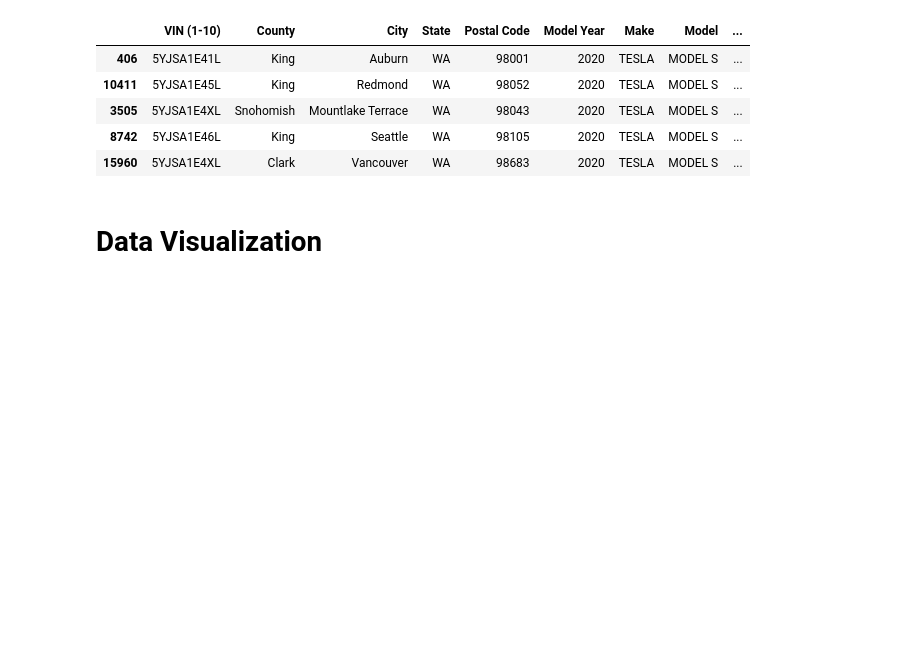
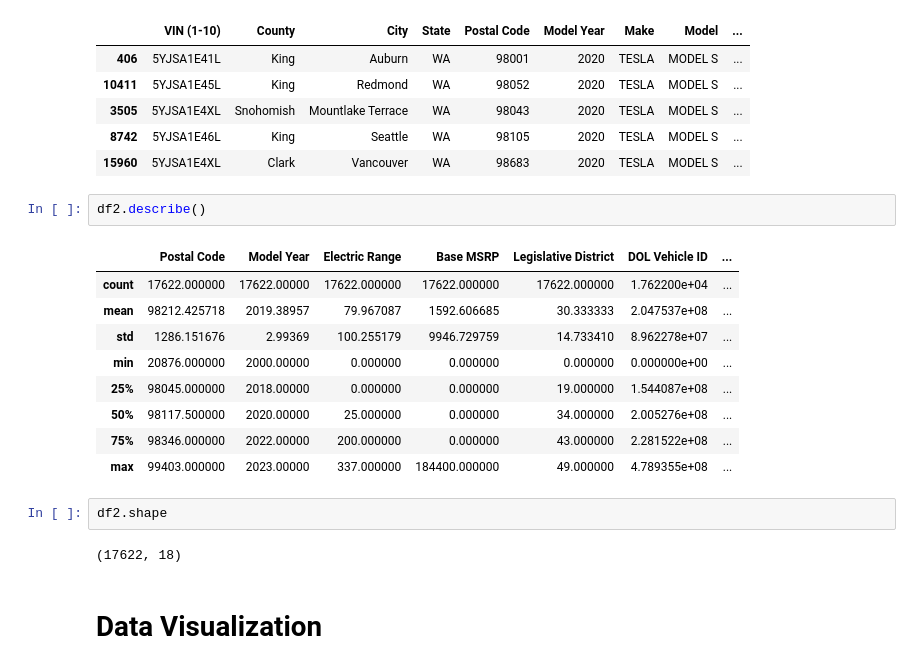
Before and after one commit to leoisqualified/data-analysis-and-ml, a Jupyter notebook: Electric_Vehicle.ipynb, the cells around one changed output. Drawn from its saved outputs; the diff is of its cells as text; blank space fills up the shorter version.

```diff
--- a/Electric_Vehicle.ipynb
+++ b/Electric_Vehicle.ipynb
@@ -74,6 +93,22 @@ df2.head()
 | 3505 | 5YJSA1E4XL | Snohomish | Mountlake Terrace | WA | 98043 | 2020 | TESLA | MODEL S | ... |
 | 8742 | 5YJSA1E46L | King | Seattle | WA | 98105 | 2020 | TESLA | MODEL S | ... |
 | 15960 | 5YJSA1E4XL | Clark | Vancouver | WA | 98683 | 2020 | TESLA | MODEL S | ... |
+# %%
+df2.describe()
+# %% [output]
+|  | Postal Code | Model Year | Electric Range | Base MSRP | Legislative District | DOL Vehicle ID | ... |
+| count | 17622.000000 | 17622.00000 | 17622.000000 | 17622.000000 | 17622.000000 | 1.762200e+04 | ... |
+| mean | 98212.425718 | 2019.38957 | 79.967087 | 1592.606685 | 30.333333 | 2.047537e+08 | ... |
+| std | 1286.151676 | 2.99369 | 100.255179 | 9946.729759 | 14.733410 | 8.962278e+07 | ... |
+| min | 20876.000000 | 2000.00000 | 0.000000 | 0.000000 | 0.000000 | 0.000000e+00 | ... |
+| 25% | 98045.000000 | 2018.00000 | 0.000000 | 0.000000 | 19.000000 | 1.544087e+08 | ... |
+| 50% | 98117.500000 | 2020.00000 | 25.000000 | 0.000000 | 34.000000 | 2.005276e+08 | ... |
+| 75% | 98346.000000 | 2022.00000 | 200.000000 | 0.000000 | 43.000000 | 2.281522e+08 | ... |
+| max | 99403.000000 | 2023.00000 | 337.000000 | 184400.000000 | 49.000000 | 4.789355e+08 | ... |
+# %%
+df2.shape
+# %% [output]
+(17622, 18)
 # %% [markdown]
 # **Data Visualization**
 # %%
```
Also changed, not shown: parts of 3 cells of this notebook.
